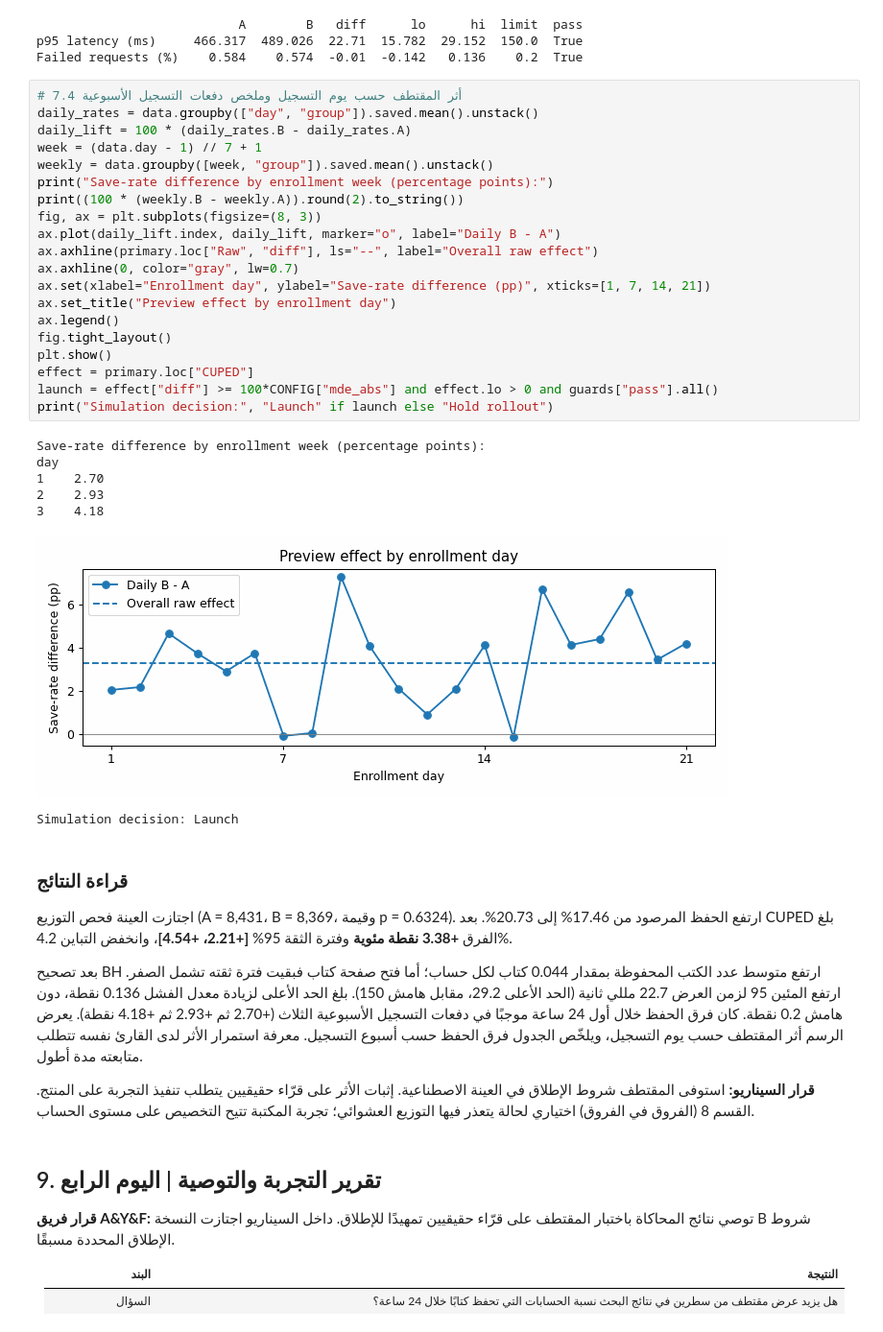
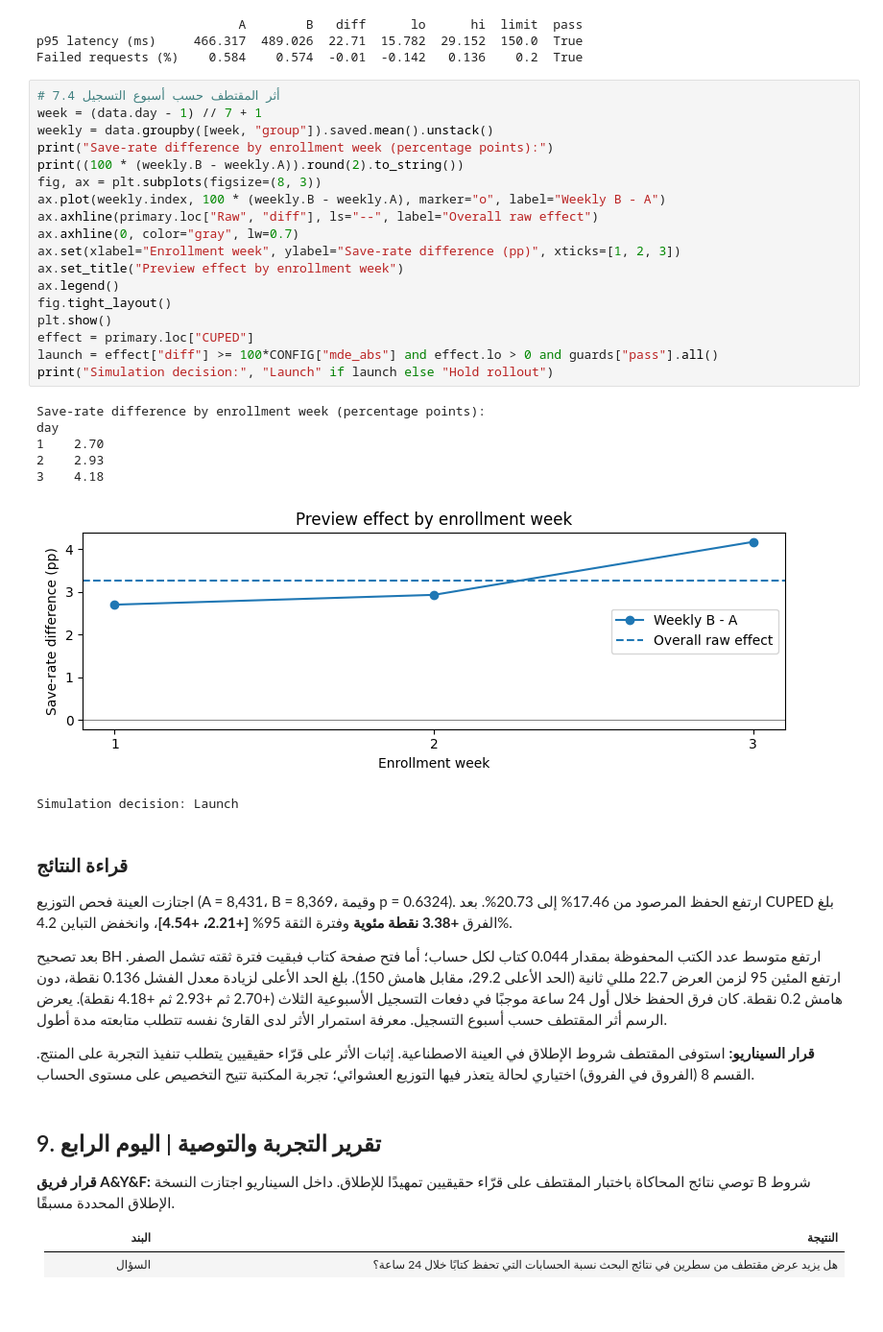
Before and after one commit to Abdulwahab-Alnassar/experiments-ab-testing-and-causal-inference, a Jupyter notebook: book_search_preview.ipynb, the cells around one changed output. Shown at 96% size. Drawn from its saved outputs; the diff is of its cells as text; blank space fills up the shorter version.

```diff
--- a/book_search_preview.ipynb
+++ b/book_search_preview.ipynb
@@ -232,39 +232,37 @@ print(guards.round(3).to_string())
 p95 latency (ms)     466.317  489.026  22.71  15.782  29.152  150.0  True
 Failed requests (%)    0.584    0.574  -0.01  -0.142   0.136    0.2  True
 # %%
-# 7.4 أثر المقتطف حسب يوم التسجيل وملخص دفعات التسجيل الأسبوعية
-daily_rates = data.groupby(["day", "group"]).saved.mean().unstack()
-daily_lift = 100 * (daily_rates.B - daily_rates.A)
+# 7.4 أثر المقتطف حسب أسبوع التسجيل
 week = (data.day - 1) // 7 + 1
 weekly = data.groupby([week, "group"]).saved.mean().unstack()
 print("Save-rate difference by enrollment week (percentage points):")
 print((100 * (weekly.B - weekly.A)).round(2).to_string())
 fig, ax = plt.subplots(figsize=(8, 3))
-ax.plot(daily_lift.index, daily_lift, marker="o", label="Daily B - A")
+ax.plot(weekly.index, 100 * (weekly.B - weekly.A), marker="o", label="Weekly B - A")
 ax.axhline(primary.loc["Raw", "diff"], ls="--", label="Overall raw effect")
 ax.axhline(0, color="gray", lw=0.7)
-ax.set(xlabel="Enrollment day", ylabel="Save-rate difference (pp)", xticks=[1, 7, 14, 21])
-ax.set_title("Preview effect by enrollment day")
+ax.set(xlabel="Enrollment week", ylabel="Save-rate difference (pp)", xticks=[1, 2, 3])
+ax.set_title("Preview effect by enrollment week")
 ax.legend()
 fig.tight_layout()
 plt.show()
 effect = primary.loc["CUPED"]
 launch = effect["diff"] >= 100*CONFIG["mde_abs"] and effect.lo > 0 and guards["pass"].all()
 print("Simulation decision:", "Launch" if launch else "Hold rollout")
 # %% [output]
 Save-rate difference by enrollment week (percentage points):
 day
 1    2.70
 2    2.93
 3    4.18
-[figure, old version]
+[figure, new version]
 Simulation decision: Launch
 # %% [markdown]
 ### قراءة النتائج
 
 اجتازت العينة فحص التوزيع (A = 8,431، B = 8,369، وقيمة p = 0.6324). ارتفع الحفظ المرصود من 17.46% إلى 20.73%. بعد CUPED بلغ الفرق **+3.38 نقطة مئوية** وفترة الثقة 95% **[+2.21، +4.54]**، وانخفض التباين 4.2%.
 
-بعد تصحيح BH ارتفع متوسط عدد الكتب المحفوظة بمقدار 0.044 كتاب لكل حساب؛ أما فتح صفحة كتاب فبقيت فترة ثقته تشمل الصفر. ارتفع المئين 95 لزمن العرض 22.7 مللي ثانية (الحد الأعلى 29.2، مقابل هامش 150). بلغ الحد الأعلى لزيادة معدل الفشل 0.136 نقطة، دون هامش 0.2 نقطة. كان فرق الحفظ خلال أول 24 ساعة موجبًا في دفعات التسجيل الأسبوعية الثلاث (+2.70 ثم +2.93 ثم +4.18 نقطة). يعرض الرسم أثر المقتطف حسب يوم التسجيل، ويلخّص الجدول فرق الحفظ حسب أسبوع التسجيل. معرفة استمرار الأثر لدى القارئ نفسه تتطلب متابعته مدة أطول.
+بعد تصحيح BH ارتفع متوسط عدد الكتب المحفوظة بمقدار 0.044 كتاب لكل حساب؛ أما فتح صفحة كتاب فبقيت فترة ثقته تشمل الصفر. ارتفع المئين 95 لزمن العرض 22.7 مللي ثانية (الحد الأعلى 29.2، مقابل هامش 150). بلغ الحد الأعلى لزيادة معدل الفشل 0.136 نقطة، دون هامش 0.2 نقطة. كان فرق الحفظ خلال أول 24 ساعة موجبًا في دفعات التسجيل الأسبوعية الثلاث (+2.70 ثم +2.93 ثم +4.18 نقطة). يعرض الرسم أثر المقتطف حسب أسبوع التسجيل. معرفة استمرار الأثر لدى القارئ نفسه تتطلب متابعته مدة أطول.
 
 **قرار السيناريو:** استوفى المقتطف شروط الإطلاق في العينة الاصطناعية. إثبات الأثر على قرّاء حقيقيين يتطلب تنفيذ التجربة على المنتج. القسم 8 (الفروق في الفروق) اختياري لحالة يتعذر فيها التوزيع العشوائي؛ تجربة المكتبة تتيح التخصيص على مستوى الحساب.
 # %% [markdown]
```
